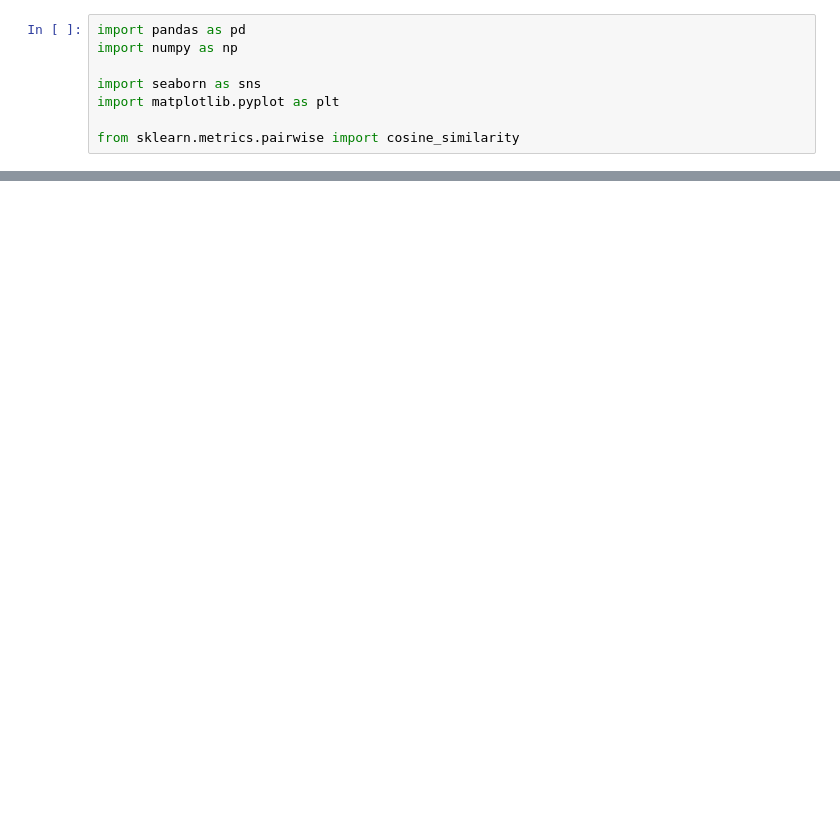
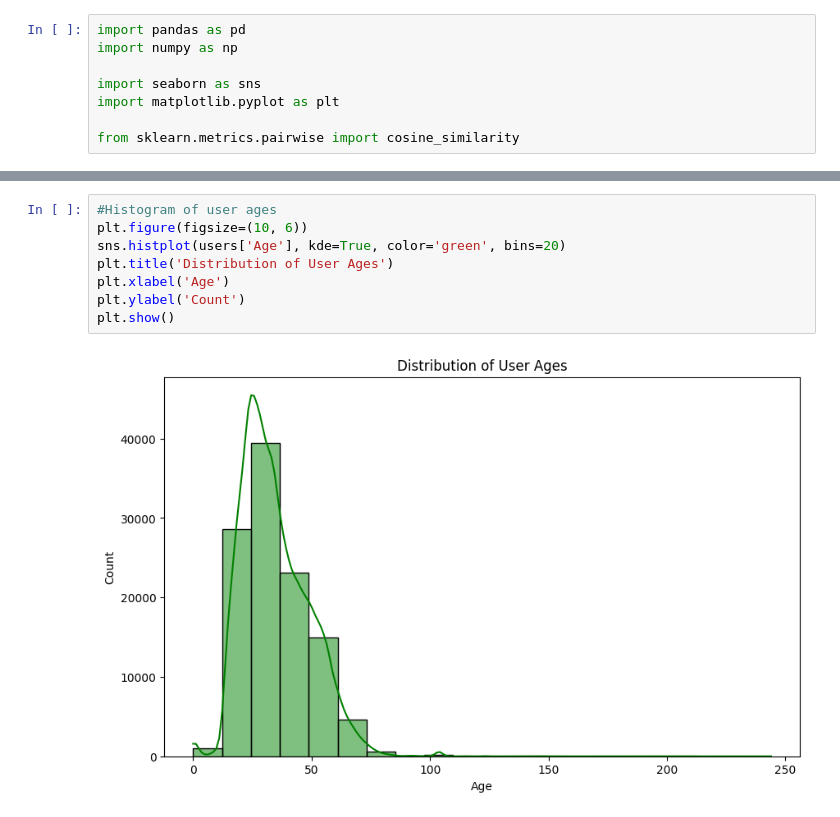
Before and after one commit to ashlvy/Book-Recommender-System, a Jupyter notebook: Book_recommender_system.ipynb, the cells around one changed output, grey strips where cells are left out. Cells and saved outputs as stored; diff of their text form; blank space fills up the shorter version.

```diff
--- a/Book_recommender_system.ipynb
+++ b/Book_recommender_system.ipynb
@@ -117,3 +92,13 @@ Passing `palette` without assigning `hue` is deprecated and will be removed in v
+# %%
+#Histogram of user ages
+plt.figure(figsize=(10, 6))
+sns.histplot(users['Age'], kde=True, color='green', bins=20)
+plt.title('Distribution of User Ages')
+plt.xlabel('Age')
+plt.ylabel('Count')
+plt.show()
+# %% [output]
+[figure, added]
 # %%
 plt.figure(figsize=(20,10))
 sns.countplot(x=books['Year-Of-Publication'])
```
Also changed, not shown: parts of 10 cells of this notebook.
